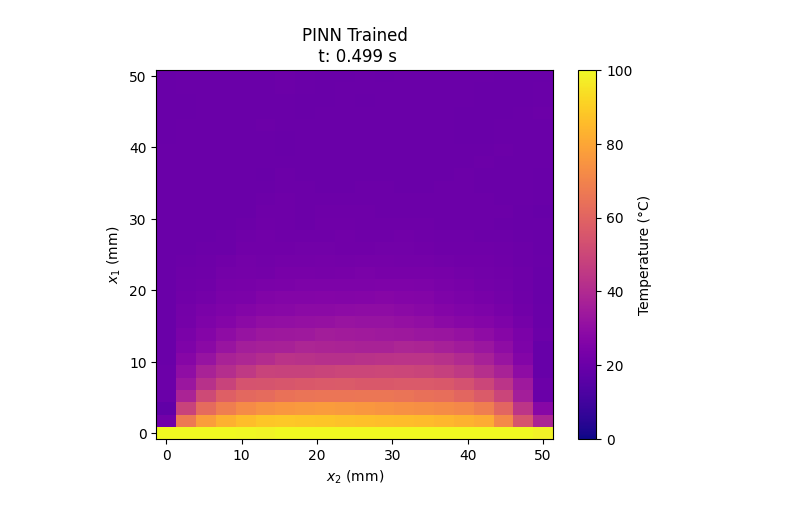
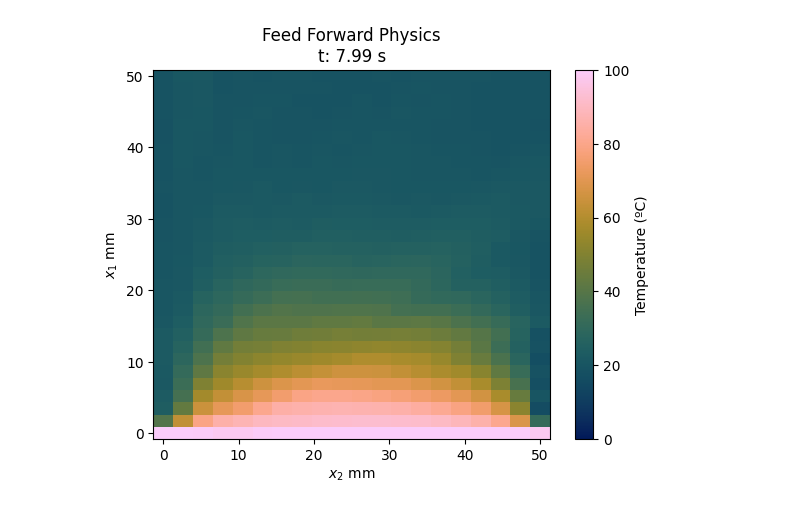
Before and after one commit to axxroytovu/ENG521_project_main, a Jupyter notebook: heat_eqn/heat_eqn.ipynb, the cells around one changed output. Saved outputs shown, nothing was run; the diff lists cells and outputs as text; code cells hidden in the pictures.

```diff
--- a/heat_eqn/heat_eqn.ipynb
+++ b/heat_eqn/heat_eqn.ipynb
@@ -115,14 +126,16 @@ class Huber_Loss(core.LOSS):
         return self.loss(target, result)
 
 class PHYSICS_Loss(core.LOSS):
-    # def __init__(self, bounds):
-    #     self.bounds = bounds
+    def __init__(self, alpha):
+        self.alpha = alpha
 
     def __call__(self, target, result, model):
         x = torch.empty((100, 1)).uniform_(0, length).requires_grad_(True)
         y = torch.empty((100, 1)).uniform_(0, length).requires_grad_(True)
-        t = torch.empty((100, 1)).uniform_(0, time).requires_grad_(True)
+        t = torch.empty((100, 1)).uniform_(train_low*dt, time).requires_grad_(True)
         inp = torch.cat((t, x, y), axis=1)
+        # xs = torch.stack((x, y))
         zs = model(inp)
-        pde = utils.dy_dt(zs, t) - utils.laplacian_2d(zs, x, y) # dz/dt - (ddz/dxx + ddz/dyy)
+        pde = utils.dy_dt(zs, t) - self.alpha * utils.laplacian_2d(zs, x, y) # dz/dt - (ddz/dxx + ddz/dyy)
+        # pde = utils.dy_dt(zs, t) - utils.laplacian(zs, xs) # dz/dt - (ddz/dxx + ddz/dyy)
         return torch.mean(pde**2)
@@ -140,5 +142,7 @@ network_nn = core.PINN(3, 1, 64, 3, [(1, MSE_Loss())])
 # %%
+network_nn = core.PINN(3, 1, 64, 3, [(1, MSE_Loss())])
+
 print("Training NN")
-network_nn.fit(inpt, oupt, lr=3e-4, epochs=3000)
+network_nn.fit(inpt, oupt, lr=1e-5, epochs=70000)
 # %% [output]
 Training NN
@@ -227,7 +202,7 @@ plt.show()
 # %%
-network_pinn = core.PINN(3, 1, 64, 3, [(1, MSE_Loss()), (1, PHYSICS_Loss())])
+network_pinn = core.PINN(3, 1, 64, 3, [(1, MSE_Loss()), (1, PHYSICS_Loss(alpha))])
 
 print("Training PINN")
-network_pinn.fit(inpt, oupt, lr=5e-4, epochs=2000)
+network_pinn.fit(inpt, oupt, lr=1e-5, epochs=70000)
 # %% [output]
 Training PINN
@@ -261,14 +236,27 @@ Epoch 2000/2000 loss: 26
  ...]
 # %%
 pred_pinn_train = network_pinn.predict(inpt).reshape((len(t_train), len(x_train), len(y_train)))
+pred_pinn_test = network_pinn.predict(inpt_test).reshape((len(t_test), len(x_train), len(y_train)))
 
-fig, axis = plt.subplots()
-pcm = axis.pcolormesh(y_train, x_train, pred_pinn_train[samp_time, :, :], cmap='plasma', vmin=0, vmax=100)
-cbar = plt.colorbar(pcm, ax=axis)
-cbar.set_label('Temperature (°C)')
-axis.set_title(f'PINN Trained\n t: {samp_time*dt:.3f} s')
-plt.xlabel('$x_{2}$ (mm)')
-plt.ylabel('$x_{1}$ (mm)')
-plt.show()
+plot_heat_map('Feed Forward Physics', (len(t_all))*dt, x_train, y_train, pred_pinn_test[-1, :, :])
+
+# fig = plt.figure(figsize=(12.8, 4.8))
+# fig.suptitle('Feed Forward Physics')
+# plt.subplot(1, 2, 1)
+# pcm = plt.pcolormesh(y_train, x_train, pred_pinn_train[samp_time, :, :], cmap='cmc.batlow', vmin=0, vmax=100)
+# cbar = plt.colorbar(pcm)
+# cbar.set_label('Temperature (°C)')
+# plt.title(f'Trained\n t: {(samp_time+train_low)*dt:.2f} s')
+# plt.xlabel('$x_{1}$ (mm)')
+# plt.ylabel('$x_{2}$ (mm)')
+# plt.subplot(1, 2, 2)
+# pcm = plt.pcolormesh(y_train, x_train, pred_pinn_test[samp_time, :, :], cmap='cmc.batlow', vmin=0, vmax=100)
+# cbar = plt.colorbar(pcm)
+# cbar.set_label('Temperature (°C)')
+# plt.title(f'Extrapolated\n t: {(samp_time+train_high)*dt:.2f} s')
+# plt.xlabel('$x_{1}$ (mm)')
+# plt.ylabel('$x_{2}$ (mm)')
+# plt.tight_layout()
+# plt.show()
 # %% [output]
-[figure, old version]
+[figure, new version]
```
Also changed, not shown: parts of 28 cells of this notebook.
